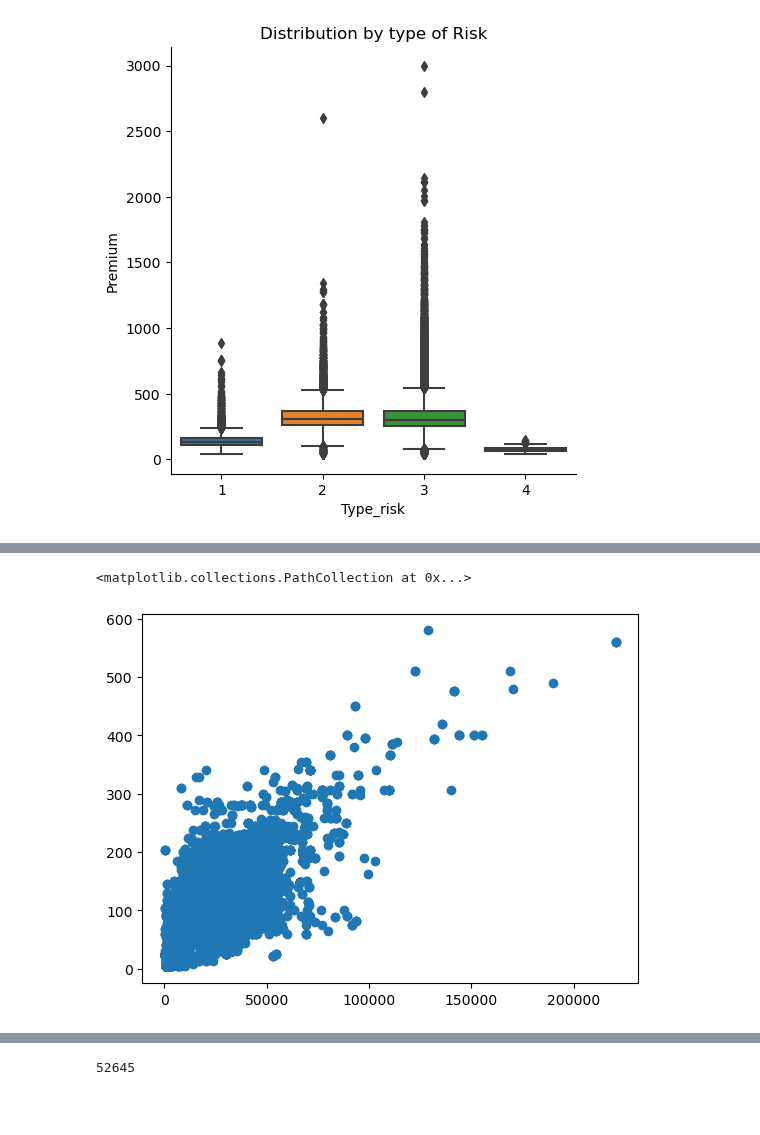
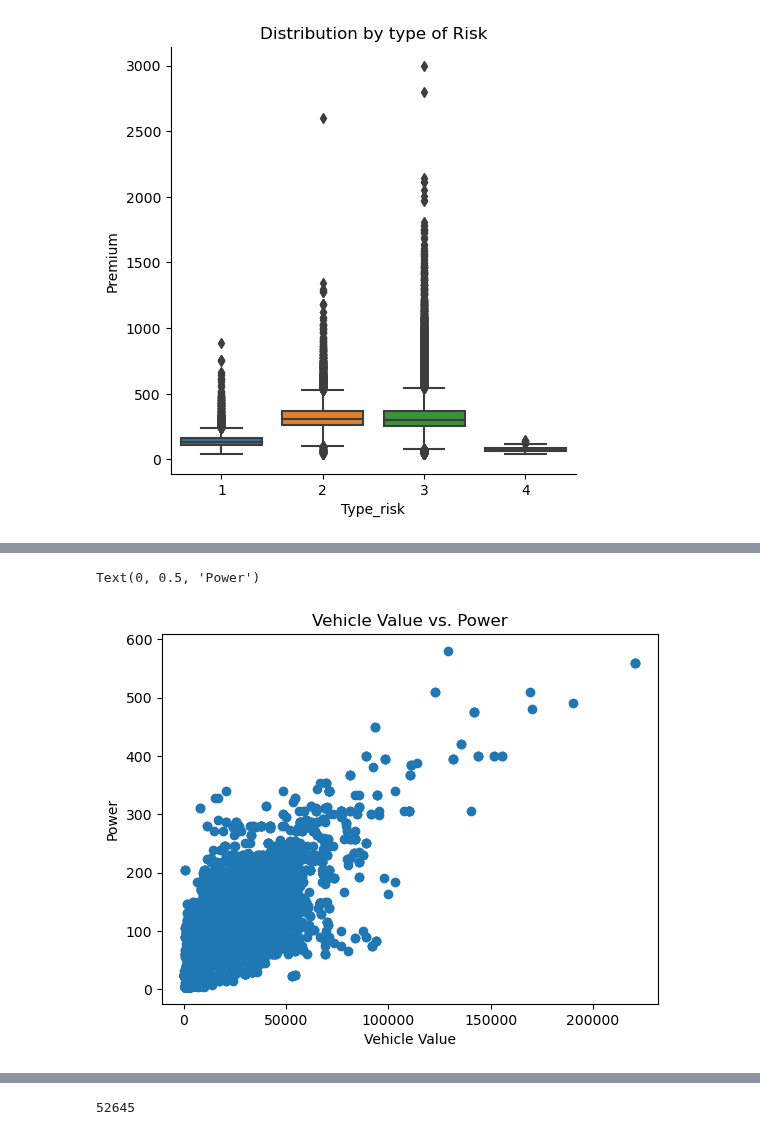
Before and after one commit to shoe-bin/Insurance-Predictor, a Jupyter notebook: Notebooks/Capstone_EDA.ipynb, the cells around one changed output, grey strips where cells are left out. Drawn from its saved outputs; the diff is of its cells as text; code cells hidden in the pictures; blank space fills up the shorter version.

```diff
--- a/Notebooks/Capstone_EDA.ipynb
+++ b/Notebooks/Capstone_EDA.ipynb
@@ -467,5 +491,8 @@ auto_5_door.corr()
 # %%
 plt.scatter(auto_df['Value_vehicle'], auto_df['Power'])
+plt.title('Vehicle Value vs. Power')
+plt.xlabel('Vehicle Value')
+plt.ylabel('Power')
 # %% [output]
-<matplotlib.collections.PathCollection at 0x...>
+Text(0, 0.5, 'Power')
-[figure, old version]
+[figure, new version]
```
Also changed, not shown: parts of 11 cells of this notebook, 4 other files.
